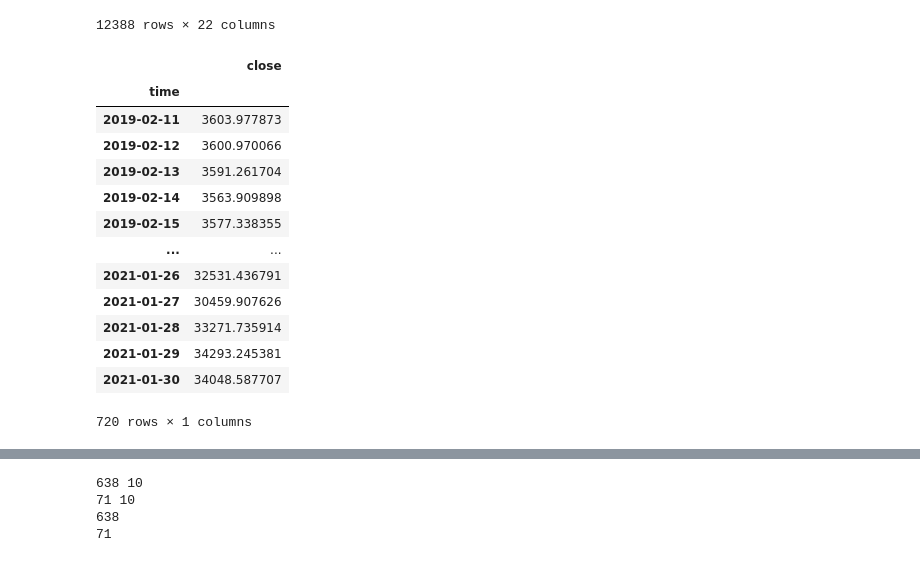
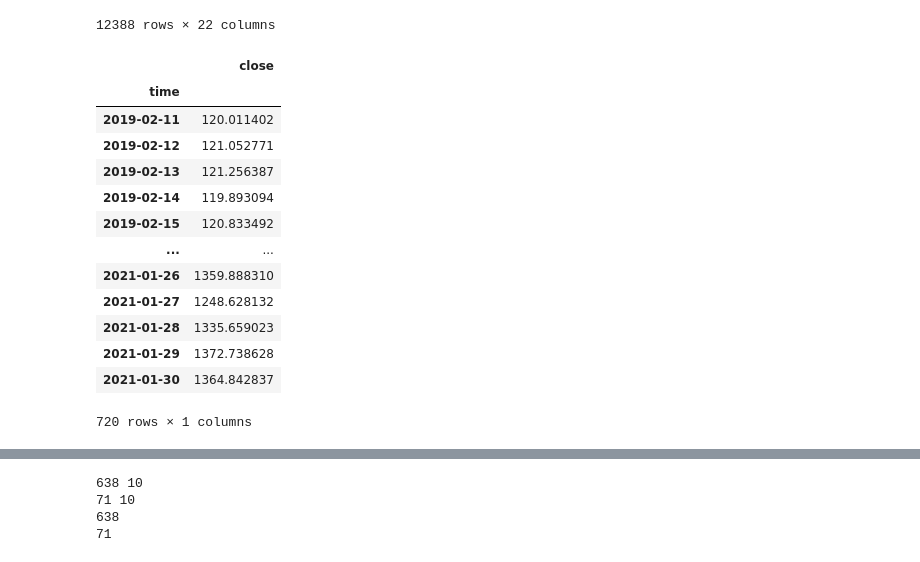
Before and after one commit to kanggg007/Cyptocurrency_project, a Jupyter notebook: Time Series LSTMs Bitcoin.ipynb, the cells around one changed output, grey strips where cells are left out. Drawn from its saved outputs; the diff is of its cells as text; code cells hidden in the pictures.

```diff
--- a/Time Series LSTMs Bitcoin.ipynb
+++ b/Time Series LSTMs Bitcoin.ipynb
@@ -45,26 +45,26 @@ df
 | 12387 | 719 | 1930 | 2021-01-30 | 4.956728 | 4.818221 | 7.188325e+06 | 2.586148e+09 | 78.0 | 58.0 | ... |
 12388 rows × 22 columns
 # %%
-data=df.loc[df['asset_id']==1]
+data=df.loc[df['asset_id']==2]
 
 data=data[['time','close']]
 
 data.set_index('time', inplace=True)
 data
 # %% [output]
 |  | close |
 | time |  |
-| 2019-02-11 | 3603.977873 |
-| 2019-02-12 | 3600.970066 |
-| 2019-02-13 | 3591.261704 |
-| 2019-02-14 | 3563.909898 |
-| 2019-02-15 | 3577.338355 |
+| 2019-02-11 | 120.011402 |
+| 2019-02-12 | 121.052771 |
+| 2019-02-13 | 121.256387 |
+| 2019-02-14 | 119.893094 |
+| 2019-02-15 | 120.833492 |
 | ... | ... |
-| 2021-01-26 | 32531.436791 |
-| 2021-01-27 | 30459.907626 |
-| 2021-01-28 | 33271.735914 |
-| 2021-01-29 | 34293.245381 |
-| 2021-01-30 | 34048.587707 |
+| 2021-01-26 | 1359.888310 |
+| 2021-01-27 | 1248.628132 |
+| 2021-01-28 | 1335.659023 |
+| 2021-01-29 | 1372.738628 |
+| 2021-01-30 | 1364.842837 |
 720 rows × 1 columns
 # %%
 data.head()
```
Also changed, not shown: parts of 4 cells of this notebook, 7 other files.
